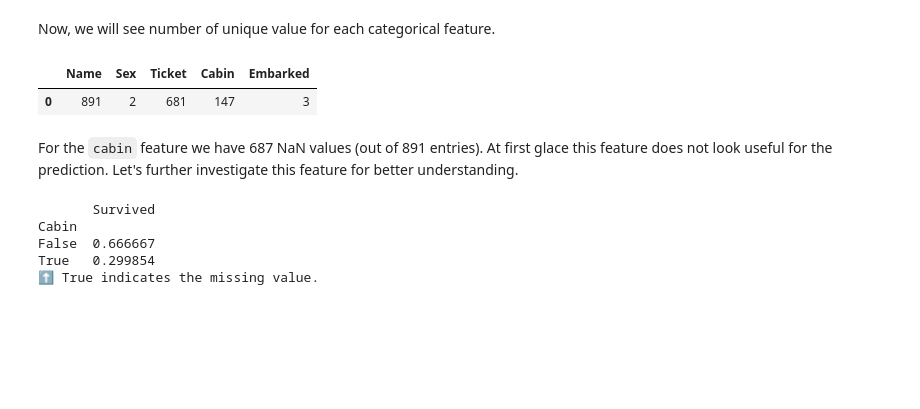
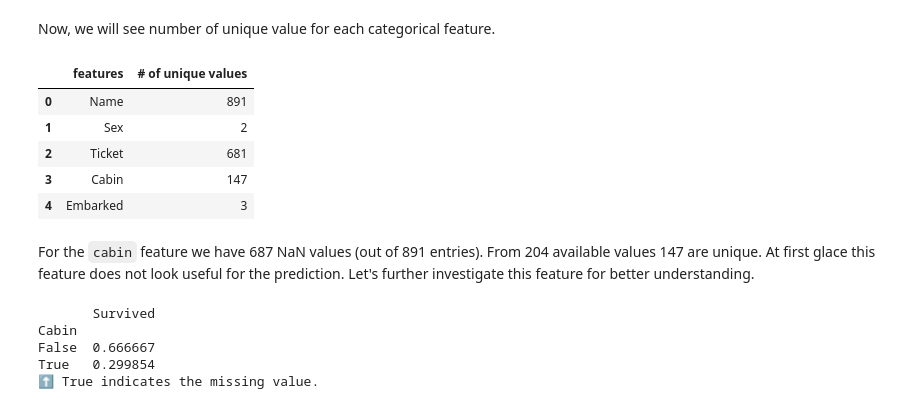
Before and after one commit to pandya6988/my_first_fastpage, a Jupyter notebook: _notebooks/2022-09-11-feature_engineering.ipynb, the cells around one changed output. Cells and saved outputs as stored; diff of their text form; code cells hidden in the pictures; blank space fills up the shorter version.

```diff
--- a/_notebooks/2022-09-11-feature_engineering.ipynb
+++ b/_notebooks/2022-09-11-feature_engineering.ipynb
@@ -289,15 +289,20 @@ Now, we will see number of unique value for each categorical feature.
 # %%
 # collapse
 number_of_unique_values = dict()
 for feature in titanic.drop('Survived', axis=1).columns:
-    number_of_unique_values[feature] = [titanic[feature].nunique()]
+    number_of_unique_values[feature] = titanic[feature].nunique()
 
-pd.DataFrame(data=number_of_unique_values)
+data = np.array([list(number_of_unique_values.keys()), list(number_of_unique_values.values())])
+pd.DataFrame(data=data.T, columns=['features', '# of unique values'])
 # %% [output]
-|  | Name | Sex | Ticket | Cabin | Embarked |
-| 0 | 891 | 2 | 681 | 147 | 3 |
+|  | features | # of unique values |
+| 0 | Name | 891 |
+| 1 | Sex | 2 |
+| 2 | Ticket | 681 |
+| 3 | Cabin | 147 |
+| 4 | Embarked | 3 |
 # %% [markdown]
-For the `cabin` feature we have 687 NaN values (out of 891 entries). At first glace this feature does not look useful for the prediction. Let's further investigate this feature for better understanding.
+For the `cabin` feature we have 687 NaN values (out of 891 entries).  From 204 available values 147 are unique. At first glace this feature does not look useful for the prediction. Let's further investigate this feature for better understanding.
 # %%
 # collapse
 print(titanic.groupby(titanic.Cabin.isnull()).mean())
```
Also changed, not shown: 1 other file.
